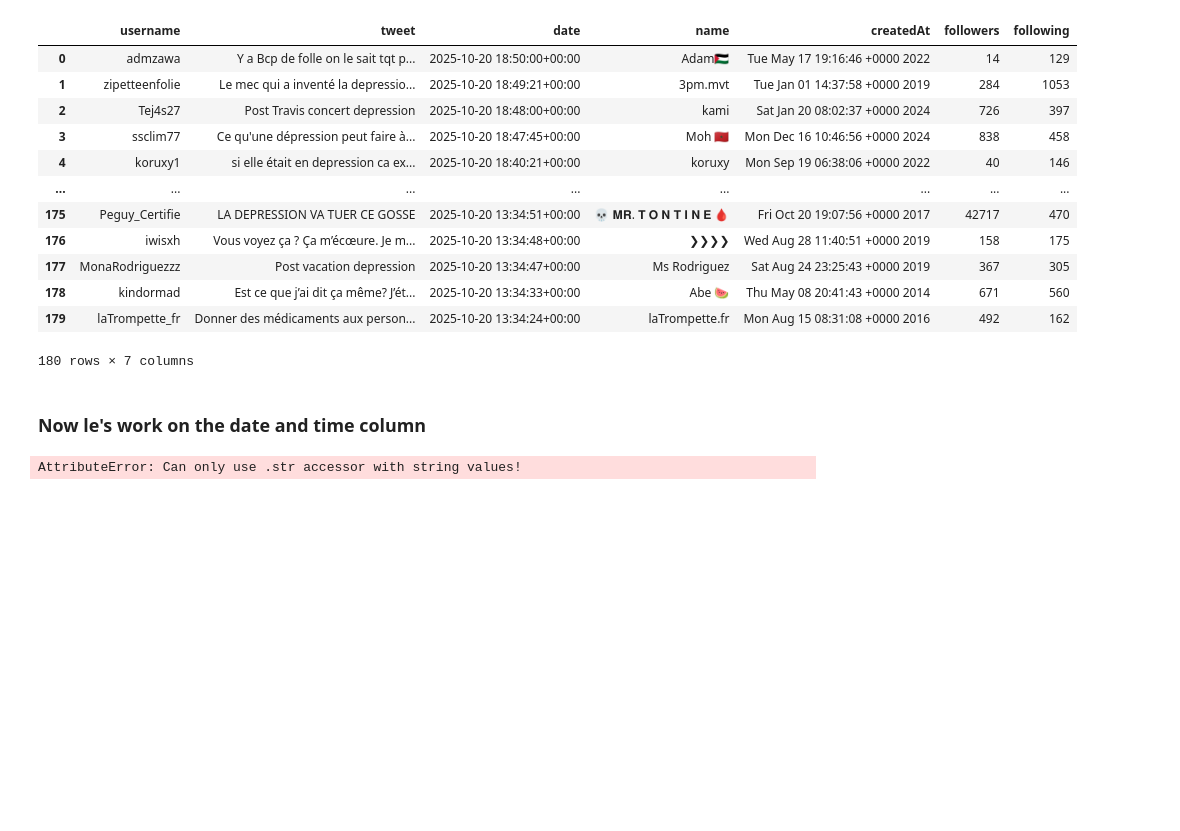
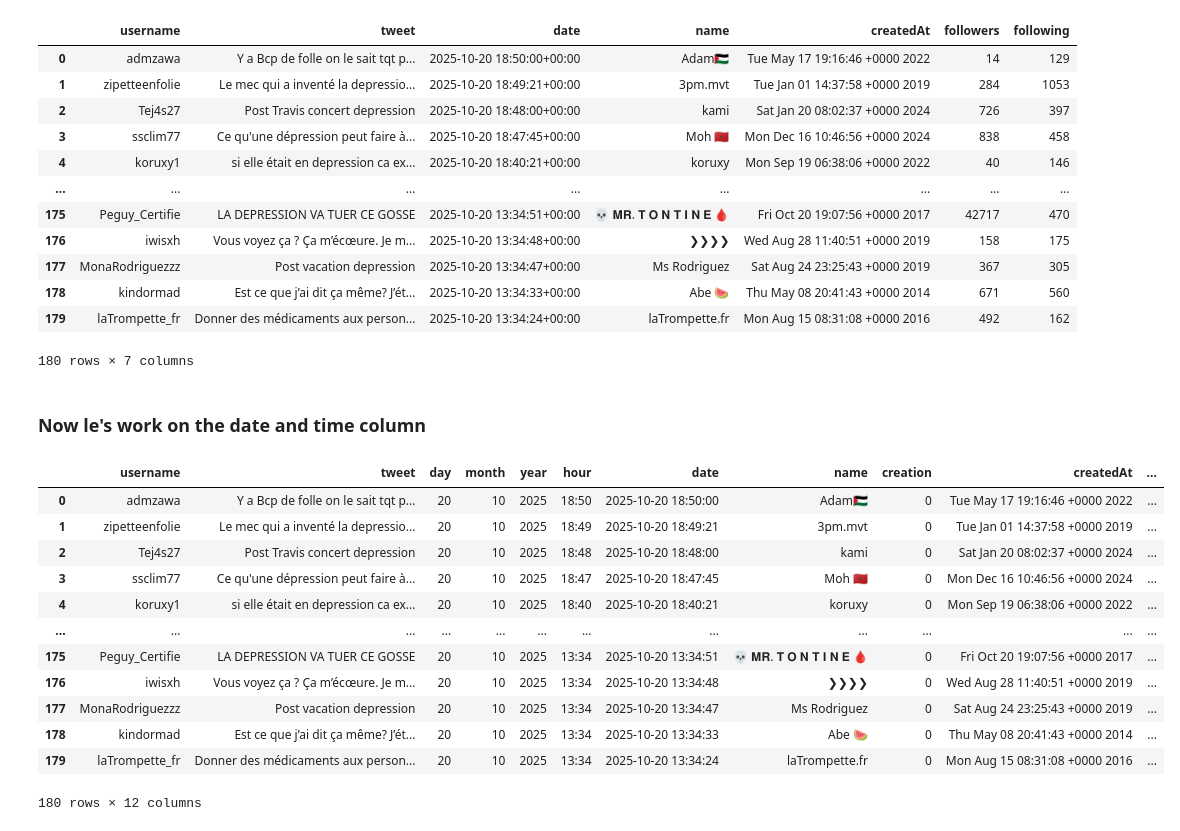
Before and after one commit to dev-byTN/Web-Scrapping, a Jupyter notebook: cleaning.ipynb, the cells around one changed output. Saved outputs shown, nothing was run; the diff lists cells and outputs as text; code cells hidden in the pictures; blank space fills up the shorter version.

```diff
--- a/cleaning.ipynb
+++ b/cleaning.ipynb
@@ -48,17 +48,37 @@ dt
 # %% [markdown]
 <h3>Now le's work on the date and time column</h3>
 # %%
-dt.insert(3, "hour", 0)
+dt.insert(2,"day", 0)
+dt.insert(3, "month", 0)
 dt.insert(4,"year", 0)
-dt.insert(7, "year_of_creation", 0)
+dt.insert(5,"hour",0)
+dt.insert(8, "creation",0)
 # %%
 # All the dates are written the same way : 'Day Month Day(digit)' & at the end the year
 # So the format is the same : 3 letters for the day + " " + 3 letters for the month + " " + 2 digits for the day
 # We want to export the year for the date to the year column created previously
 # %%
-#dt['date'] = str(dt['date'])
+dt['date'] = dt['date'].dt.strftime('%Y-%m-%d %H:%M:%S %Z')  #convert a datetime into a str
+# %%
+dt.date = dt.date.str.replace(" UTC", "")
 # %%
 dt["hour"] = dt['date'].str[11:16]
+dt["year"] = dt["date"].str[0:4]
+dt['day'] = dt['date'].str[8:10]
+dt.month = dt.date.str[5:7]
+
 dt
 # %% [output]
+|  | username | tweet | day | month | year | hour | date | name | creation | createdAt | ... |
+| 0 | admzawa | Y a Bcp de folle on le sait tqt p... | 20 | 10 | 2025 | 18:50 | 2025-10-20 18:50:00 | Adam🇵🇸 | 0 | Tue May 17 19:16:46 +0000 2022 | ... |
+| 1 | zipetteenfolie | Le mec qui a inventé la depressio... | 20 | 10 | 2025 | 18:49 | 2025-10-20 18:49:21 | 3pm.mvt | 0 | Tue Jan 01 14:37:58 +0000 2019 | ... |
+| 2 | Tej4s27 | Post Travis concert depression | 20 | 10 | 2025 | 18:48 | 2025-10-20 18:48:00 | kami | 0 | Sat Jan 20 08:02:37 +0000 2024 | ... |
+| 3 | ssclim77 | Ce qu'une dépression peut faire à... | 20 | 10 | 2025 | 18:47 | 2025-10-20 18:47:45 | Moh 🇲🇦 | 0 | Mon Dec 16 10:46:56 +0000 2024 | ... |
+| 4 | koruxy1 | si elle était en depression ca ex... | 20 | 10 | 2025 | 18:40 | 2025-10-20 18:40:21 | koruxy | 0 | Mon Sep 19 06:38:06 +0000 2022 | ... |
+| ... | ... | ... | ... | ... | ... | ... | ... | ... | ... | ... | ... |
+| 175 | Peguy_Certifie | LA DEPRESSION VA TUER CE GOSSE | 20 | 10 | 2025 | 13:34 | 2025-10-20 13:34:51 | 💀 𝐌𝐑. 𝐓 𝐎 𝐍 𝐓 𝐈 𝐍 𝐄 🩸 | 0 | Fri Oct 20 19:07:56 +0000 2017 | ... |
+| 176 | iwisxh | Vous voyez ça ? Ça m’écœure. Je m... | 20 | 10 | 2025 | 13:34 | 2025-10-20 13:34:48 | ❯❯❯❯ | 0 | Wed Aug 28 11:40:51 +0000 2019 | ... |
+| 177 | MonaRodriguezzz | Post vacation depression | 20 | 10 | 2025 | 13:34 | 2025-10-20 13:34:47 | Ms Rodriguez | 0 | Sat Aug 24 23:25:43 +0000 2019 | ... |
+| 178 | kindormad | Est ce que j’ai dit ça même? J’ét... | 20 | 10 | 2025 | 13:34 | 2025-10-20 13:34:33 | Abe 🍉 | 0 | Thu May 08 20:41:43 +0000 2014 | ... |
+| 179 | laTrompette_fr | Donner des médicaments aux person... | 20 | 10 | 2025 | 13:34 | 2025-10-20 13:34:24 | laTrompette.fr | 0 | Mon Aug 15 08:31:08 +0000 2016 | ... |
-AttributeError: Can only use .str accessor with string values!
+180 rows × 12 columns
```
Also changed, not shown: parts of 15 cells of this notebook, 1 other file.
